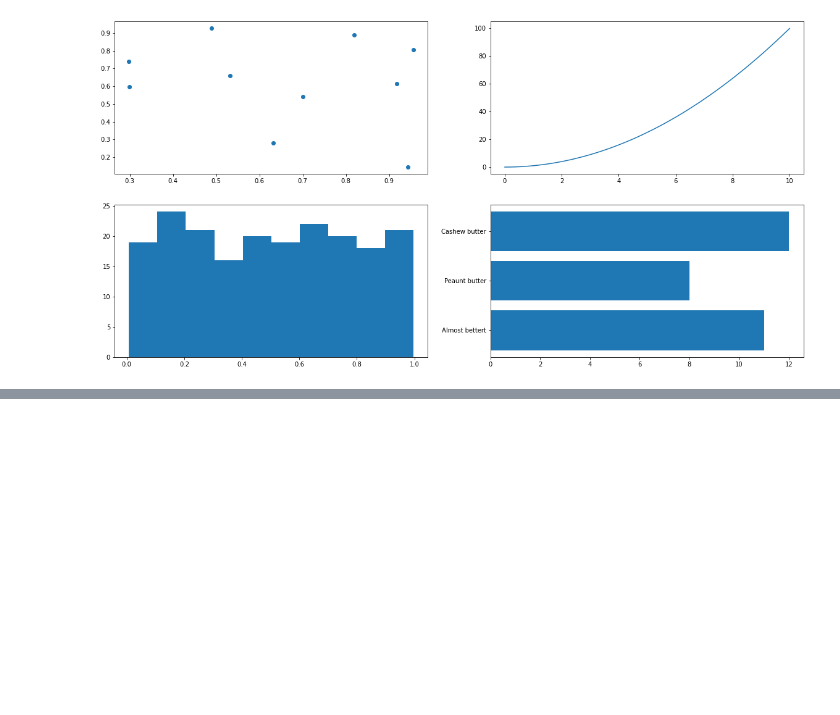
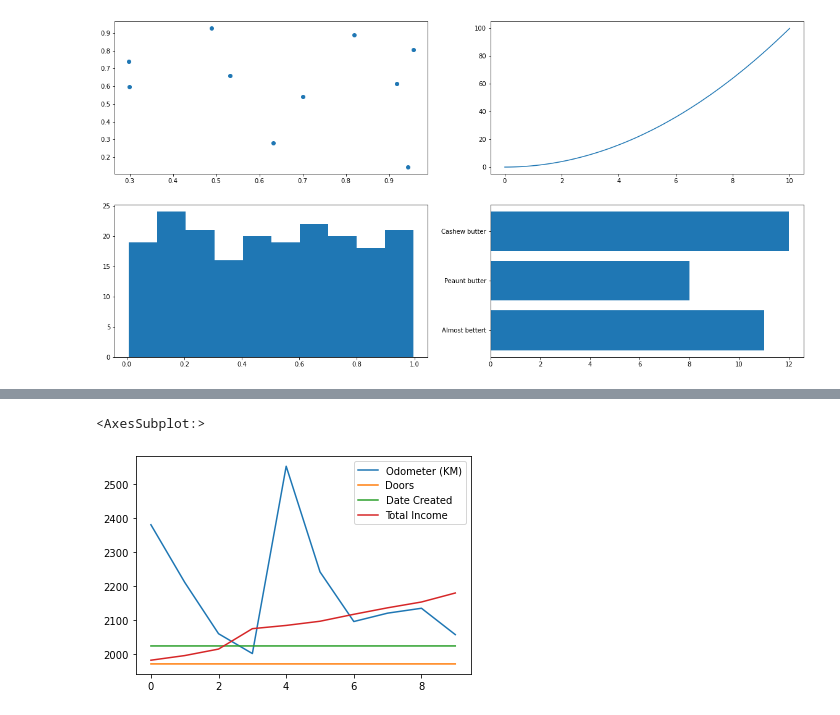
Before and after one commit to TahaAhvazi/ai-learning, a Jupyter notebook: matplotlibTrainig.ipynb, the cells around one changed output, grey strips where cells are left out. Saved outputs shown, nothing was run; the diff lists cells and outputs as text; code cells hidden in the pictures; blank space fills up the shorter version.

```diff
--- a/matplotlibTrainig.ipynb
+++ b/matplotlibTrainig.ipynb
@@ -173,0 +244,3 @@ AttributeError: 'numpy.ndarray' object has no attribute 'set'
+# %%
+car_sales["Price"] = car_sales["Price"].str.replace('[\$\,\.]', '')
+car_sales
@@ -173,0 +264,4 @@ AttributeError: 'numpy.ndarray' object has no attribute 'set'
+# %%
+# Remove the last two zeros from the price ...
+car_sales["Price"] = car_sales["Price"].str[:-2]
+car_sales
@@ -173,0 +288,3 @@ AttributeError: 'numpy.ndarray' object has no attribute 'set'
+# %%
+car_sales["Date Created"] = pd.date_range("1/17/2023", periods= 10)
+car_sales
@@ -173,0 +366,3 @@ AttributeError: 'numpy.ndarray' object has no attribute 'set'
+# %%
+car_sales["Total Income"] = car_sales["Price"].astype(int).cumsum()
+car_sales
@@ -173,0 +381,5 @@ AttributeError: 'numpy.ndarray' object has no attribute 'set'
+# %%
+car_sales.plot()
+# %% [output]
+<AxesSubplot:>
+[figure, added]
```
Also changed, not shown: parts of 20 cells of this notebook.
